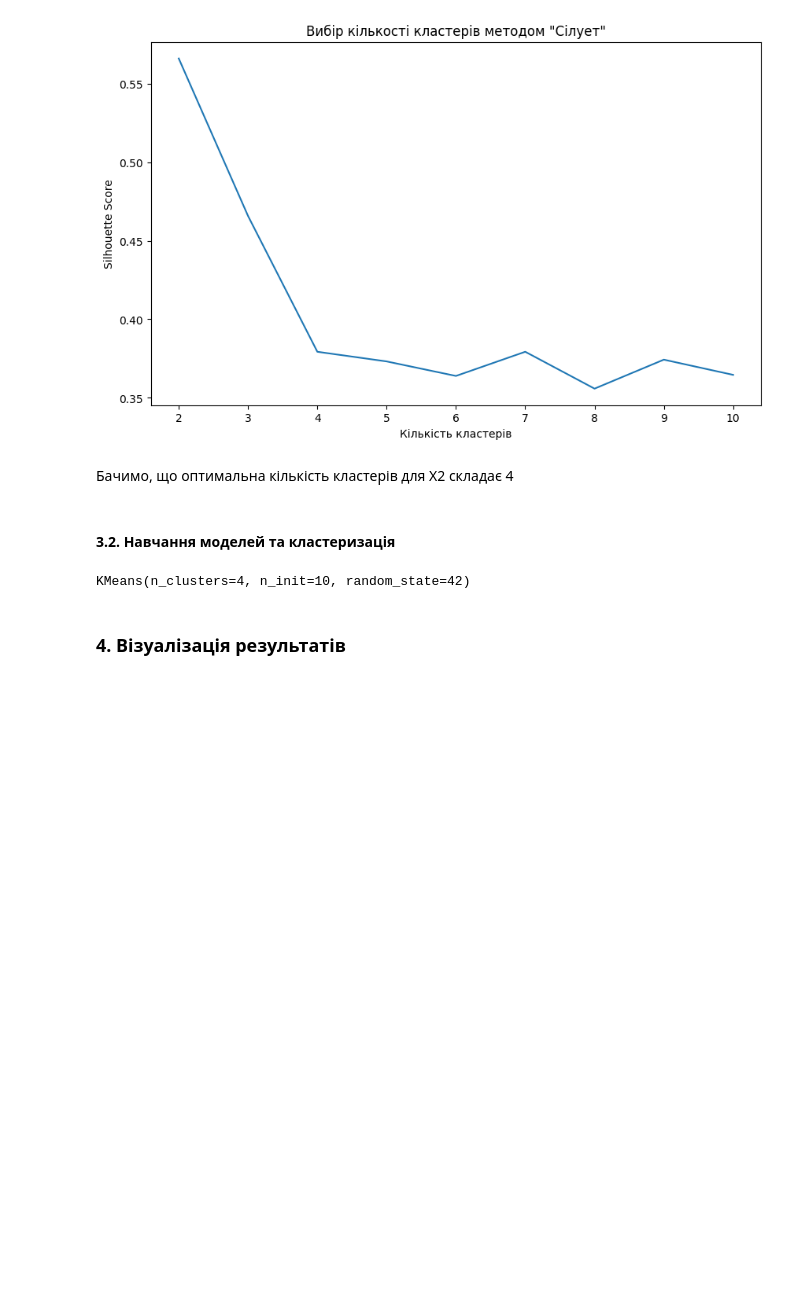
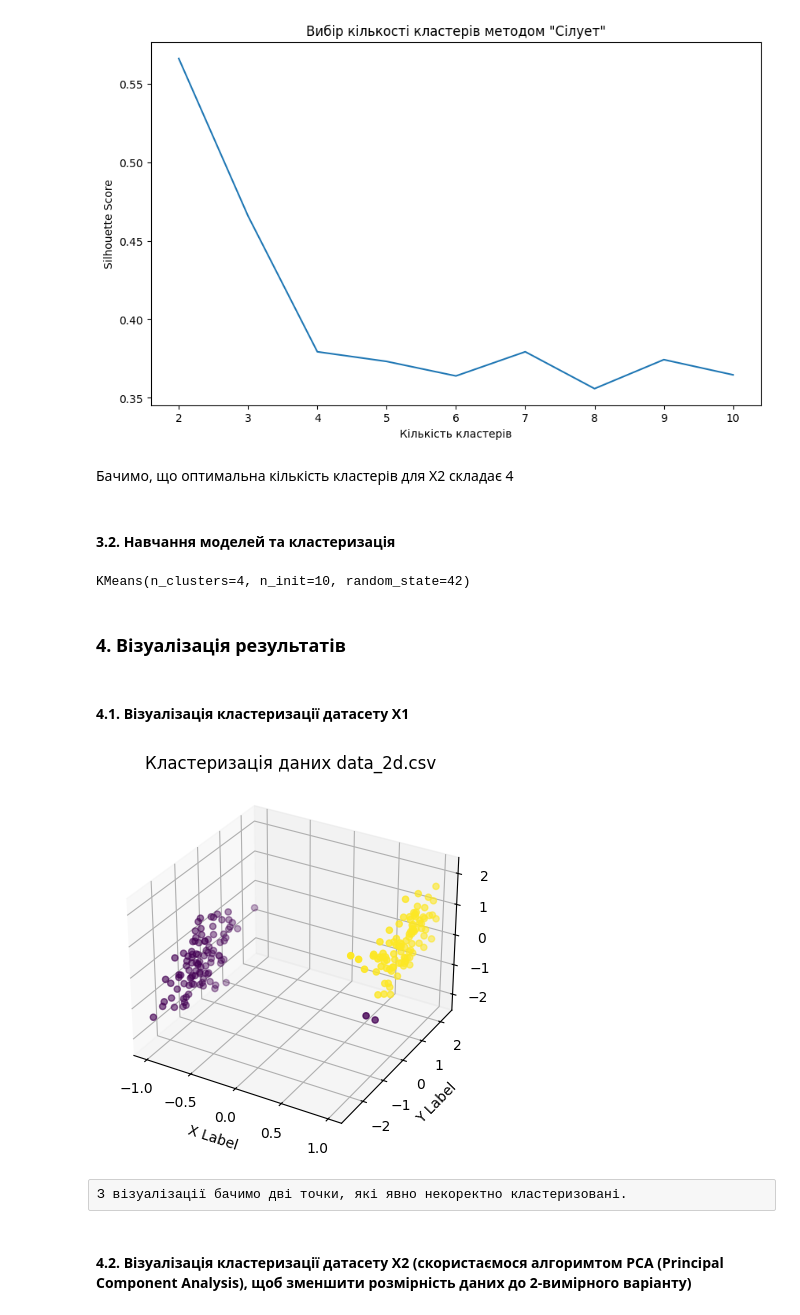
Before and after one commit to evgen-kulik/data_science_hw6, a Jupyter notebook: HW_6.ipynb, the cells around one changed output. Cells and saved outputs as stored; diff of their text form; code cells hidden in the pictures; blank space fills up the shorter version.

```diff
--- a/HW_6.ipynb
+++ b/HW_6.ipynb
@@ -211,9 +211,35 @@ labels1 = kmeans1.labels_
 labels2 = kmeans2.labels_
 # %% [markdown]
 ### 4. Візуалізація результатів
+# %% [markdown]
+#### 4.1. Візуалізація кластеризації датасету Х1
 # %%
-# Створимо ф-ї для візуалізації результатів кластеризації
-# def visual_clust(X):
-# 2д, 3д
+# Створимо ф-ю для візуалізації результатів кластеризації датасету X1 (має три колонки)
+def visual_clust_3d(X=X1):
+
+    # Призначаємо для вісі х значення з першої колонки датасету X1
+    x = X.iloc[:, 0]
+
+    # Для інших осей діємо аналогічно
+    y = X.iloc[:, 1]
+    z = X.iloc[:, 2]
+
+    # Створення 3d графіка
+    fig = plt.figure()
+    ax = fig.add_subplot(111, projection='3d')
+    ax.scatter(x, y, z, cmap='viridis', c=labels1, marker='o')
+
+    plt.title('Кластеризація даних data_2d.csv')
+    ax.set_xlabel('X Label')
+    ax.set_ylabel('Y Label')
+    ax.set_zlabel('Z Label')
+
+    plt.show()
 # %%
-# visual_clust(X1)
+visual_clust_3d()
+# %% [output]
+[figure, added]
+# %% [raw]
+З візуалізації бачимо дві точки, які явно некоректно кластеризовані.
+# %% [markdown]
+#### 4.2. Візуалізація кластеризації датасету Х2 (скористаємося алгоримтом PCA (Principal Component Analysis), щоб зменшити розмірність даних до 2-вимірного варіанту)
```
Also changed, not shown: parts of 2 cells of this notebook.
